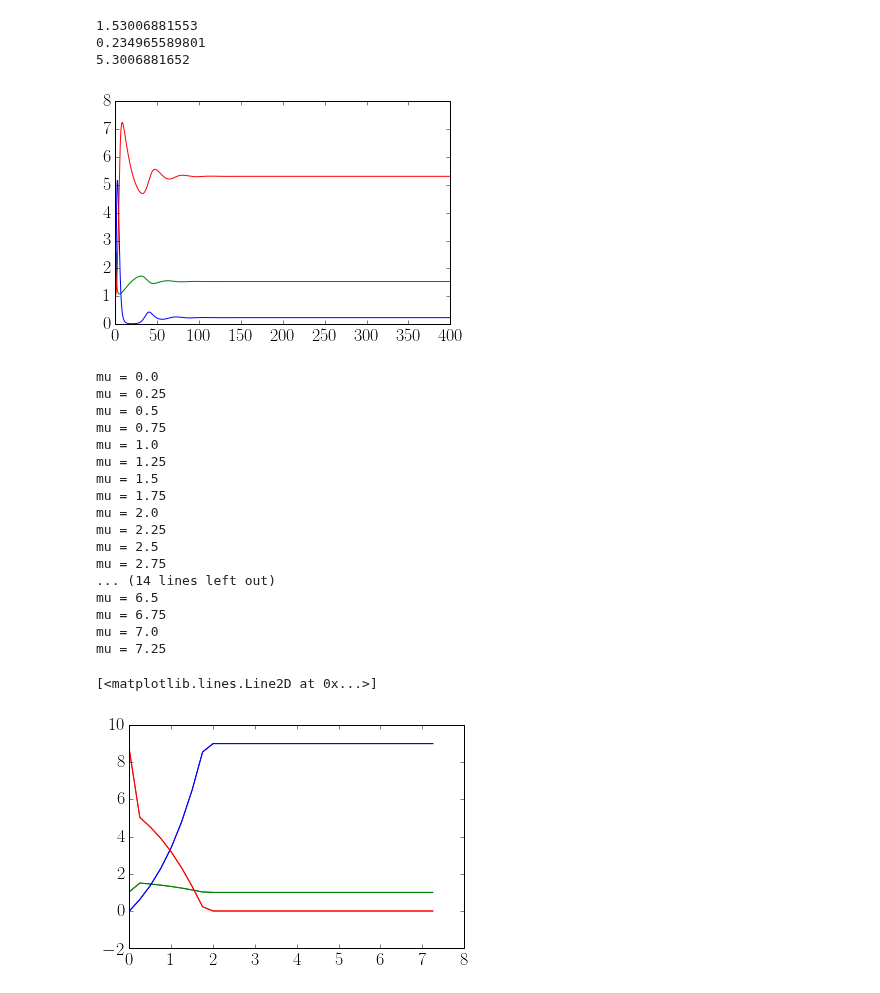
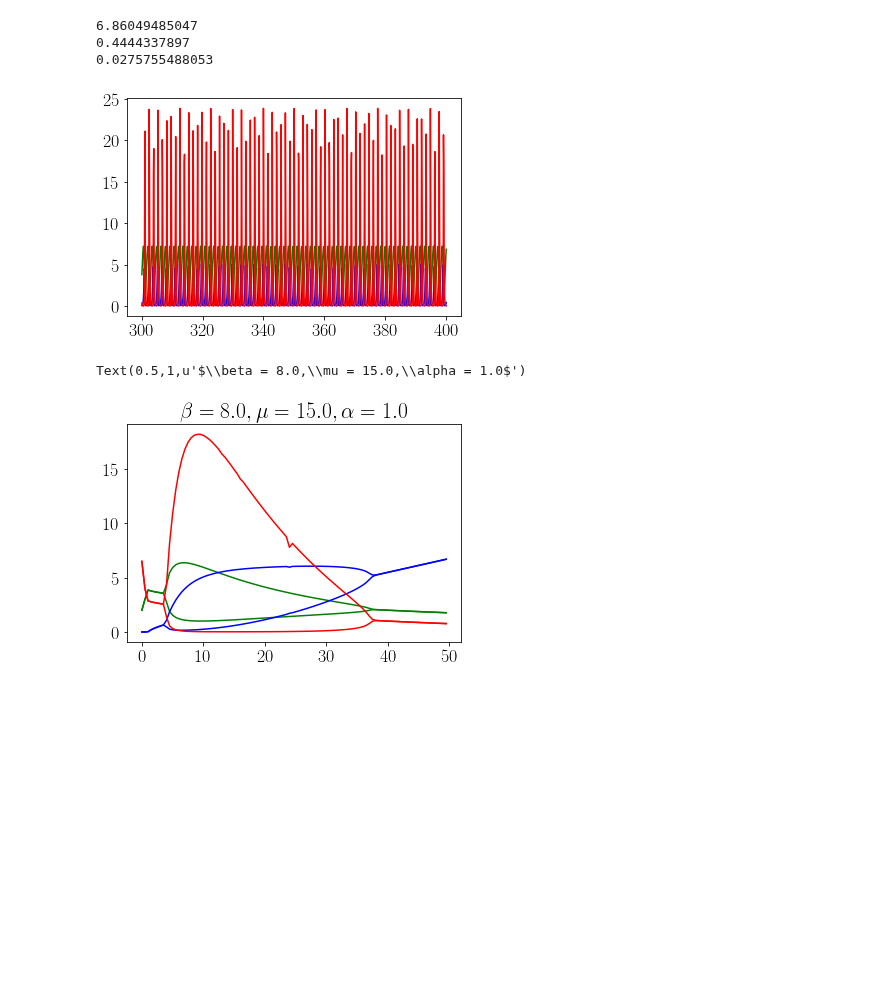
Before and after one commit to reand705/IGP, a Jupyter notebook: IGP_without_space.ipynb, the cells around one changed output. Cells and saved outputs as stored; diff of their text form; code cells hidden in the pictures; blank space fills up the shorter version.

```diff
--- a/IGP_without_space.ipynb
+++ b/IGP_without_space.ipynb
@@ -28,9 +28,9 @@ def ddt(y, t):
     C1 = y[1]
     C2 = y[2]
 
-    dRdt = mu - R*(phi + C1 + C2)
+    dRdt = mu - R*(1 + C1 + C2)
     dC1dt = C1*(R - 1 - alpha*C2)
-    dC2dt = C2*(m*gamma*R - m + beta*alpha*C1)
+    dC2dt = C2*(m2*gamma*R/m1 - m2 + beta*alpha*C1)
 
     return np.r_[dRdt,dC1dt,dC2dt]
 # %%
@@ -51,97 +52,84 @@ sol = np.array(sol)
 # %%
 #Pop no tempo
 alpha = 1.0
-beta = 8
+beta = 8.0
 gamma = 0.5
-phi = 1.0
 mu = 15
-m = 1.0
+m = 10
+
+sol = np.load('IGP_without_space_m=%.2f,mu=%.2f,beta=%.2f.npy' %(m,mu,beta))
 
 R = sol[:,0]
 C1 = sol[:,1]
 C2 = sol[:,2]
-plt.plot(t,R, color = 'green')
-plt.plot(t,C1, color = 'blue')
-plt.plot(t,C2, color = 'red')
+plt.plot(t[-1000:],R[-1000:], color = 'green')
+plt.plot(t[-1000:],C1[-1000:], color = 'blue')
+plt.plot(t[-1000:],C2[-1000:], color = 'red')
 print R[-1]
 print C1[-1]
 print C2[-1]
 #plt.axis([0,Tmax,0,20])
 # %% [output]
-1.53006881553
-0.234965589801
-5.3006881652
+6.86049485047
+0.4444337897
+0.0275755488053
-[figure, old version]
+[figure, new version]
 # %%
 #Faça para vários m
-alpha = 0.1
-beta = 1.0
+alpha = 1.0
+beta = 8.0
 gamma = 0.5
-phi = 1.0
-mu = 10
+mu = 15
+m10 = 1
+m20 = 5
 
 R0,C10,C20 = 1.0,1.0,1.0
 y0 = np.r_[R0,C10,C20]
 
-M = [0 + 0.25*i for i in range(0,30)]
+M = [0 + 0.5*i for i in range(0,100)]
 for m in M:
+    m1 = m10 + m
+    m2 = m20 + m
     sol = scipy.integrate.odeint(ddt,y0,t)
     sol = np.array(sol)
     np.save('IGP_without_space_m=%.2f,mu=%.2f,beta=%.2f' %(m,mu,beta),sol)
 # %%
 #Bifurcação
 
-alpha = 0.1
-beta = 1
+alpha = 1.0
+beta = 8.0
 gamma = 0.5
-phi = 1.0
-mu = 10
+mu = 15
 
-M = [0 + 0.25*i for i in range(0,30)]
+
+M = [0 + 0.5*i for i in range(0,100)]
 
 RMAX = []
 RMIN = []
 C1MAX = []
 C1MIN = []
 C2MAX = []
 C2MIN = []
 
 for m in M:
-    print("mu = " + str(m))
     sol = np.load('IGP_without_space_m=%.2f,mu=%.2f,beta=%.2f.npy' %(m,mu,beta))
     R = sol[:,0]
     C1 = sol[:,1]
     C2 = sol[:,2]
     RMAX.append(np.max(R[-500:]))
     RMIN.append(np.min(R[-500:]))
     C1MAX.append(np.max(C1[-500:]))
     C1MIN.append(np.min(C1[-500:]))
     C2MAX.append(np.max(C2[-500:]))
     C2MIN.append(np.min(C2[-500:]))
 
 plt.plot(M,RMAX,color = 'green')
 plt.plot(M,RMIN,color = 'green')
 plt.plot(M,C1MAX,color = 'blue')
 plt.plot(M,C1MIN,color = 'blue')
 plt.plot(M,C2MAX,color = 'red')
 plt.plot(M,C2MIN,color = 'red')
+plt.title(r"$\beta = %.1f,\mu = %.1f,\alpha = %.1f$" %(beta,mu,alpha))
 # %% [output]
-mu = 0.0
-mu = 0.25
-mu = 0.5
-mu = 0.75
-mu = 1.0
-mu = 1.25
-mu = 1.5
-mu = 1.75
-mu = 2.0
-mu = 2.25
-mu = 2.5
-mu = 2.75
-... (14 lines left out)
-mu = 6.5
-mu = 6.75
-mu = 7.0
-mu = 7.25
+Text(0.5,1,u'$\\beta = 8.0,\\mu = 15.0,\\alpha = 1.0$')
-[<matplotlib.lines.Line2D at 0x...>]
-[figure, old version]
+[figure, new version]
```
Also changed, not shown: parts of 1 cell of this notebook.
